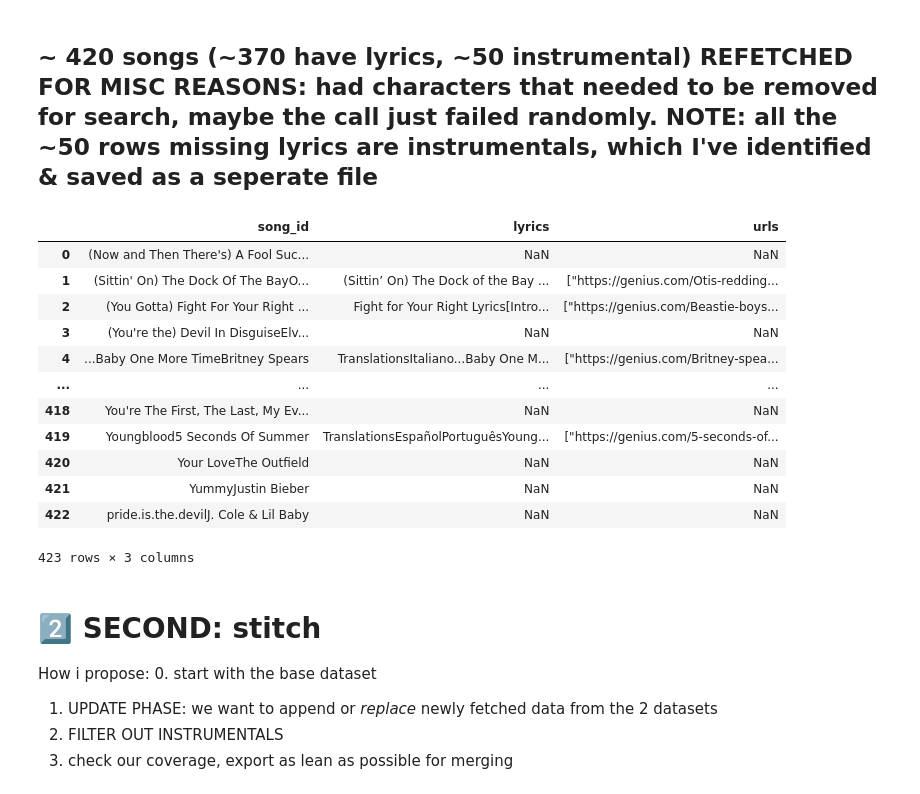
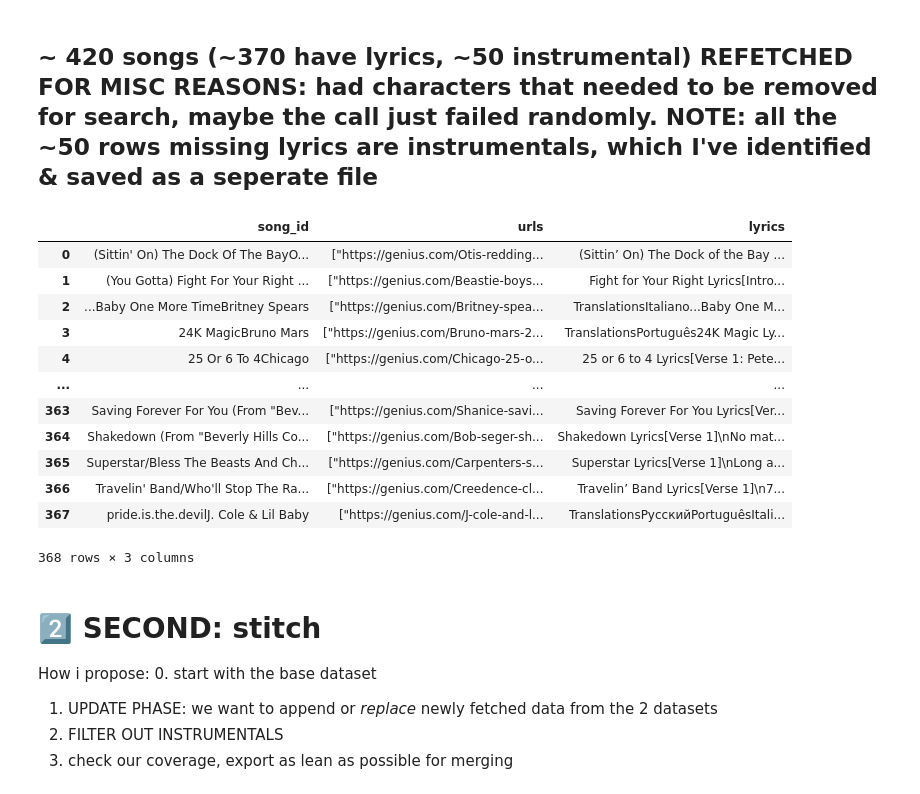
Before and after one commit to davidnmora/billboard-lyric-exploration, a Jupyter notebook: 2.6 stitch all the (re)-fetched data into one the files we can directly use to form the master dataset.ipynb, the cells around one changed output. Saved outputs shown, nothing was run; the diff lists cells and outputs as text; code cells hidden in the pictures.

Commit message:
Ok, I *hope* this is the full prototype lyric fetching done... wow... so much work...

```diff
--- a/2.6 stitch all the (re)-fetched data into one the files we can directly use to form the master dataset.ipynb
+++ b/2.6 stitch all the (re)-fetched data into one the files we can directly use to form the master dataset.ipynb
@@ -76,22 +76,24 @@ better_url_refetched_lyrics
 # %% [markdown]
 ## ~ 420 songs (~370 have lyrics, ~50 instrumental) REFETCHED FOR MISC REASONS: had characters that needed to be removed for search, maybe the call just failed randomly. NOTE: all the ~50 rows missing lyrics are instrumentals, which I've identified & saved as a seperate file
 # %%
-big_refetch_of_misc = pd.read_csv(f'{LYRIC_FOLDER_PATH}/{"TODO this is the result of refetching 400 non-lyriced songs (some are instrumentals turns out)"}.csv')
+big_refetch_of_misc = pd.read_csv(
+    f'{LYRIC_FOLDER_PATH}/{"DONE WOOHOO refetching about 420 non-lyric-ed songs and removing instrumentals"}.csv'
+)[['song_id', 'urls', 'lyrics']]
 big_refetch_of_misc
 # %% [output]
-|  | song_id | lyrics | urls |
-| 0 | (Now and Then There's) A Fool Suc... | NaN | NaN |
-| 1 | (Sittin' On) The Dock Of The BayO... | (Sittin’ On) The Dock of the Bay ... | ["https://genius.com/Otis-redding... |
-| 2 | (You Gotta) Fight For Your Right ... | Fight for Your Right Lyrics[Intro... | ["https://genius.com/Beastie-boys... |
-| 3 | (You're the) Devil In DisguiseElv... | NaN | NaN |
-| 4 | ...Baby One More TimeBritney Spears | TranslationsItaliano...Baby One M... | ["https://genius.com/Britney-spea... |
+|  | song_id | urls | lyrics |
+| 0 | (Sittin' On) The Dock Of The BayO... | ["https://genius.com/Otis-redding... | (Sittin’ On) The Dock of the Bay ... |
+| 1 | (You Gotta) Fight For Your Right ... | ["https://genius.com/Beastie-boys... | Fight for Your Right Lyrics[Intro... |
+| 2 | ...Baby One More TimeBritney Spears | ["https://genius.com/Britney-spea... | TranslationsItaliano...Baby One M... |
+| 3 | 24K MagicBruno Mars | ["https://genius.com/Bruno-mars-2... | TranslationsPortuguês24K Magic Ly... |
+| 4 | 25 Or 6 To 4Chicago | ["https://genius.com/Chicago-25-o... | 25 or 6 to 4 Lyrics[Verse 1: Pete... |
 | ... | ... | ... | ... |
-| 418 | You're The First, The Last, My Ev... | NaN | NaN |
-| 419 | Youngblood5 Seconds Of Summer | TranslationsEspañolPortuguêsYoung... | ["https://genius.com/5-seconds-of... |
-| 420 | Your LoveThe Outfield | NaN | NaN |
-| 421 | YummyJustin Bieber | NaN | NaN |
-| 422 | pride.is.the.devilJ. Cole & Lil Baby | NaN | NaN |
+| 363 | Saving Forever For You (From "Bev... | ["https://genius.com/Shanice-savi... | Saving Forever For You Lyrics[Ver... |
+| 364 | Shakedown (From "Beverly Hills Co... | ["https://genius.com/Bob-seger-sh... | Shakedown Lyrics[Verse 1]\nNo mat... |
+| 365 | Superstar/Bless The Beasts And Ch... | ["https://genius.com/Carpenters-s... | Superstar Lyrics[Verse 1]\nLong a... |
+| 366 | Travelin' Band/Who'll Stop The Ra... | ["https://genius.com/Creedence-cl... | Travelin’ Band Lyrics[Verse 1]\n7... |
+| 367 | pride.is.the.devilJ. Cole & Lil Baby | ["https://genius.com/J-cole-and-l... | TranslationsРусскийPortuguêsItali... |
-423 rows × 3 columns
+368 rows × 3 columns
 # %% [markdown]
 # 2️⃣ SECOND: stitch
 
```
Also changed, not shown: parts of 15 cells of this notebook, 2 other files.
